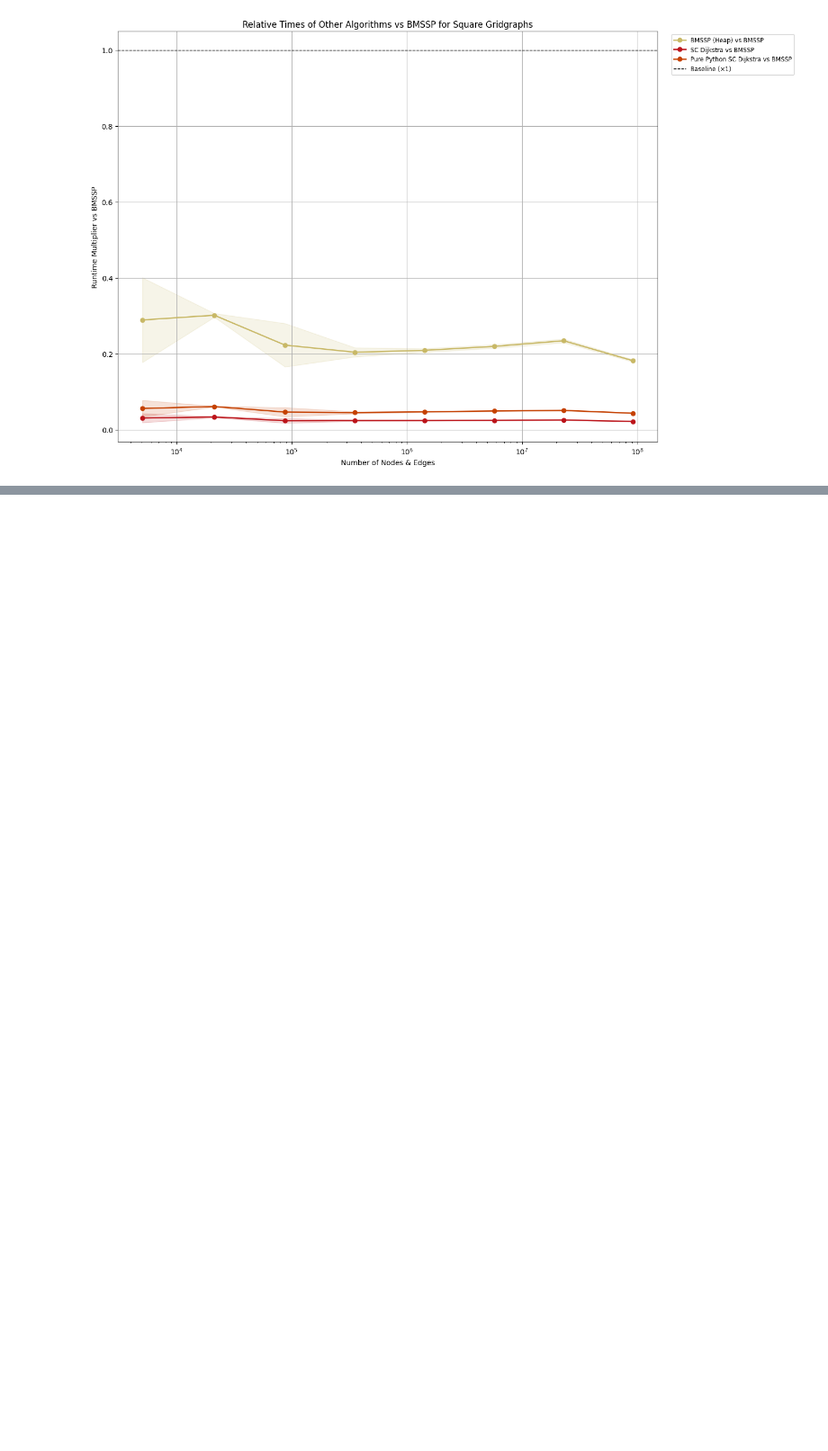
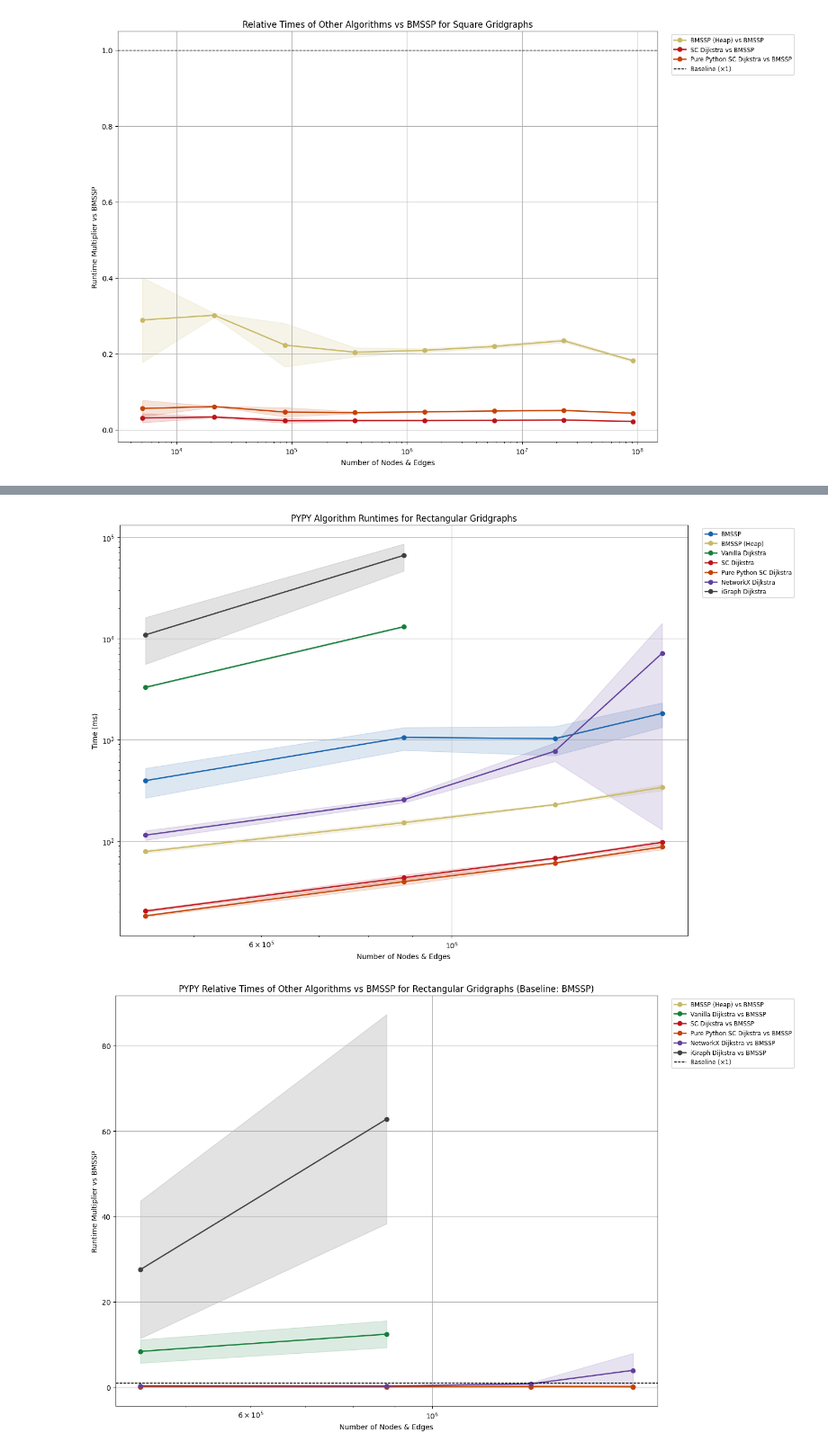
Before and after one commit to connor-makowski/bmsspy, a Jupyter notebook: benchmarking/charts.ipynb, the cells around one changed output, grey strips where cells are left out. Shown at 90% size. Cells and saved outputs as stored; diff of their text form; code cells hidden in the pictures; blank space fills up the shorter version.

```diff
--- a/benchmarking/charts.ipynb
+++ b/benchmarking/charts.ipynb
@@ -387,0 +405,7 @@ plot_with_crossover(x_vals, y_bmssp, y_purepy, a1, b1, a2, b2, x_crossover,
+# %%
+rectangular_grid_data = [i for i in data if 'Rectangular' in i['graph_name']]
+make_aggregated_graph(rectangular_grid_data, "PYPY Algorithm Runtimes for Rectangular Gridgraphs", scale="log")
+make_relative_performance_graph(rectangular_grid_data, "PYPY Relative Times of Other Algorithms vs BMSSP for Rectangular Gridgraphs (Baseline: BMSSP)", baseline_alg="bmssp_spantree_time_ms", scale="log")
+# %% [output]
+[figure, added]
+[figure, added]
```
Also changed, not shown: parts of 10 cells of this notebook, 4 other files.
